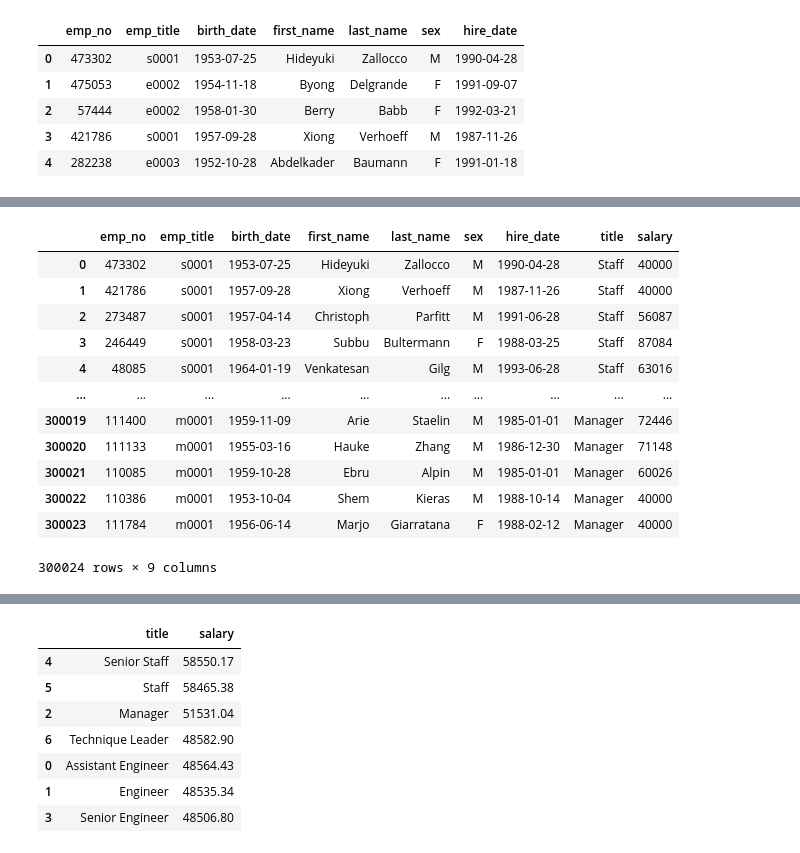
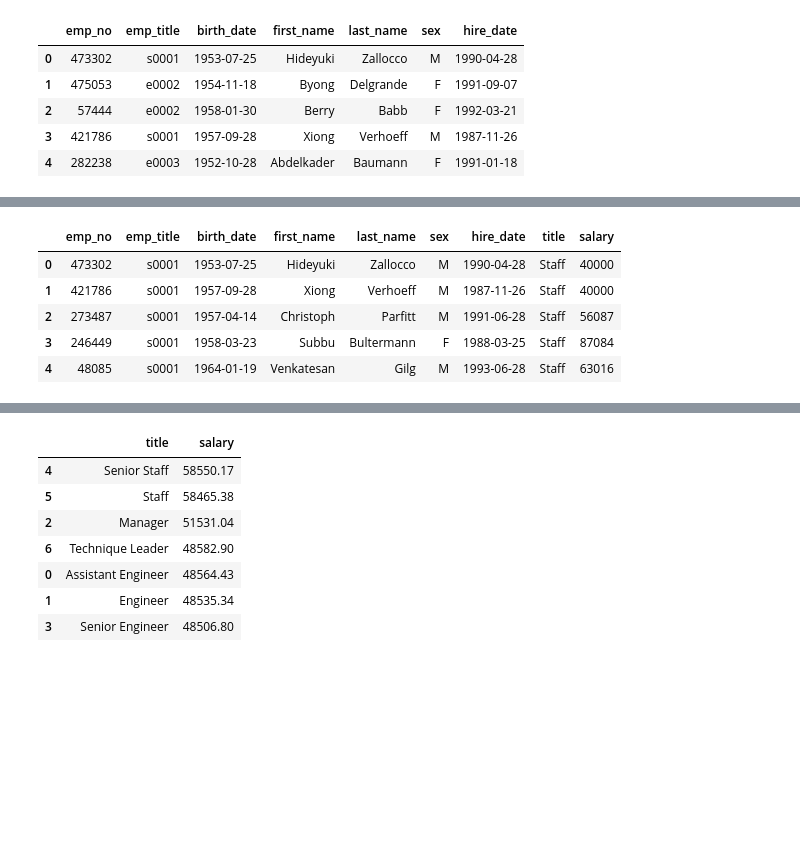
Before and after one commit to Polaris-pixel/SQL-Challenge, a Jupyter notebook: EmployeesSQL(Bonus).ipynb, the cells around one changed output, grey strips where cells are left out. Saved outputs shown, nothing was run; the diff lists cells and outputs as text; code cells hidden in the pictures; blank space fills up the shorter version.

```diff
--- a/EmployeesSQL(Bonus).ipynb
+++ b/EmployeesSQL(Bonus).ipynb
@@ -84,18 +80,11 @@ emp_title_merge_df
 # %%
 #Merge the employees-titles merged with salaries table
 emptitle_salary_df=pd.merge(emp_title_merge_df, salaries_df, on="emp_no")
-emptitle_salary_df
+emptitle_salary_df.head()
 # %% [output]
 |  | emp_no | emp_title | birth_date | first_name | last_name | sex | hire_date | title | salary |
 | 0 | 473302 | s0001 | 1953-07-25 | Hideyuki | Zallocco | M | 1990-04-28 | Staff | 40000 |
 | 1 | 421786 | s0001 | 1957-09-28 | Xiong | Verhoeff | M | 1987-11-26 | Staff | 40000 |
 | 2 | 273487 | s0001 | 1957-04-14 | Christoph | Parfitt | M | 1991-06-28 | Staff | 56087 |
 | 3 | 246449 | s0001 | 1958-03-23 | Subbu | Bultermann | F | 1988-03-25 | Staff | 87084 |
 | 4 | 48085 | s0001 | 1964-01-19 | Venkatesan | Gilg | M | 1993-06-28 | Staff | 63016 |
-| ... | ... | ... | ... | ... | ... | ... | ... | ... | ... |
-| 300019 | 111400 | m0001 | 1959-11-09 | Arie | Staelin | M | 1985-01-01 | Manager | 72446 |
-| 300020 | 111133 | m0001 | 1955-03-16 | Hauke | Zhang | M | 1986-12-30 | Manager | 71148 |
-| 300021 | 110085 | m0001 | 1959-10-28 | Ebru | Alpin | M | 1985-01-01 | Manager | 60026 |
-| 300022 | 110386 | m0001 | 1953-10-04 | Shem | Kieras | M | 1988-10-14 | Manager | 40000 |
-| 300023 | 111784 | m0001 | 1956-06-14 | Marjo | Giarratana | F | 1988-02-12 | Manager | 40000 |
-300024 rows × 9 columns
```
Also changed, not shown: parts of 7 cells of this notebook, 7 other files.
